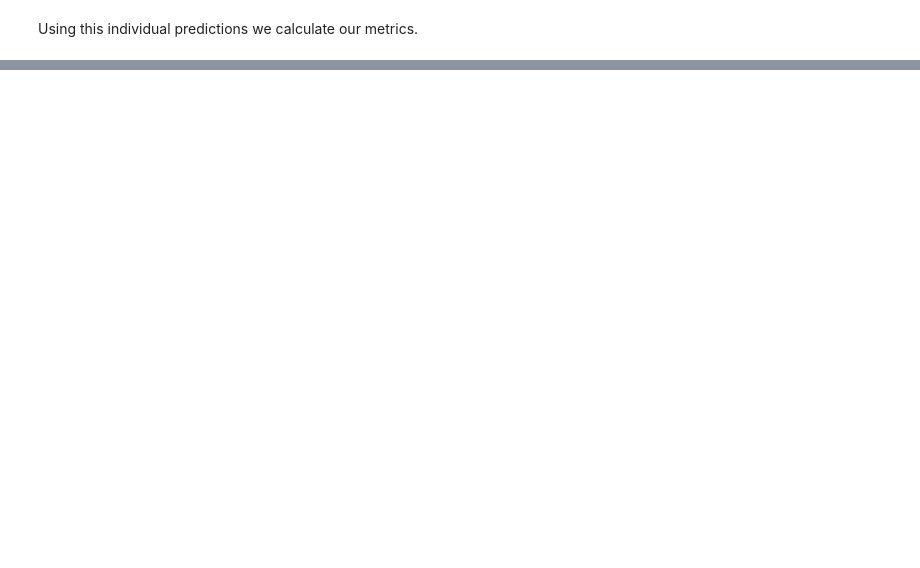
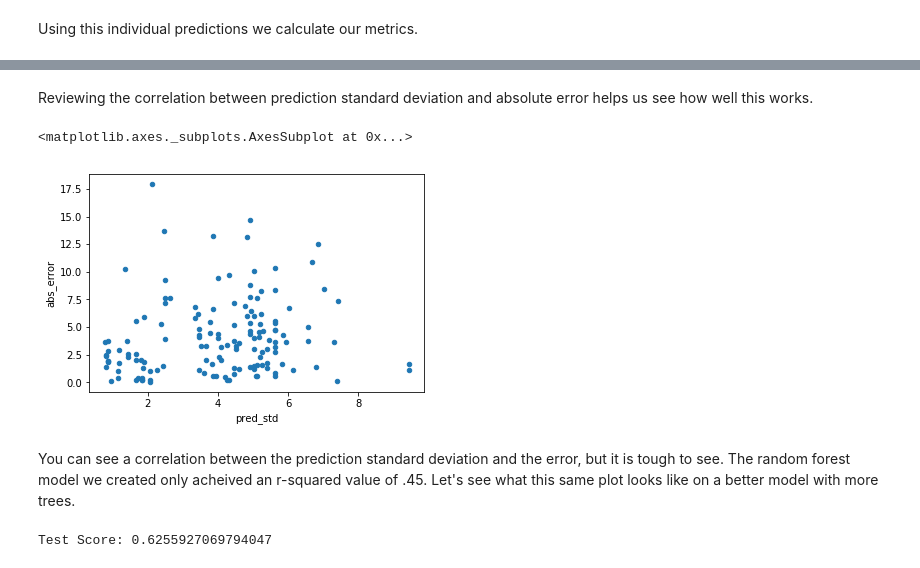
Before and after one commit to byrondennis1/Random-Forest-Prediction-Confidence, a Jupyter notebook: random forest prediction confidence.ipynb, the cells around one changed output, grey strips where cells are left out. Drawn from its saved outputs; the diff is of its cells as text; code cells hidden in the pictures; blank space fills up the shorter version.

```diff
--- a/random forest prediction confidence.ipynb
+++ b/random forest prediction confidence.ipynb
@@ -145,0 +150,10 @@ pred_agg[:5]
+# %%
+#put prediction metrics into dataframe
+pred_agg_df = pd.DataFrame(pred_agg, columns=['pred_min','pred_max','pred_mean','pred_std'])
+#drop index from test set and put into new variable
+test_results = test_idx.reset_index(drop=True)
+#combine test set with prediction metrics
+test_results = pd.merge(test_results, pred_agg_df, right_index=True, left_index=True)
+#calculate prediction error
+test_results['error'] = test_results.pred_mean - test_results.mpg
+test_results['abs_error'] = abs(test_results.error)
@@ -145,0 +176,18 @@ pred_agg[:5]
+# %% [markdown]
+Reviewing the correlation between prediction standard deviation and absolute error helps us see how well this works.
+# %%
+test_results.plot.scatter('pred_std', 'abs_error')
+# %% [output]
+<matplotlib.axes._subplots.AxesSubplot at 0x...>
+[figure, added]
+# %% [markdown]
+You can see a correlation between the prediction standard deviation and the error, but it is tough to see.  The random forest model we created only acheived an r-squared value of .45.  Let's see what this same plot looks like on a better model with more trees.
+# %%
+rf = RandomForestRegressor(n_estimators=100, max_features =.4, max_depth = 10, random_state=123)
+rf.fit(X_train, y_train)
+
+# check scores to make sure we have a decent model
+#print("OOB Score:", rf.oob_score_)
+print("Test Score:", rf.score(X_test, y_test))
+# %% [output]
+Test Score: 0.6255927069794047
```
Also changed, not shown: parts of 14 cells of this notebook.
